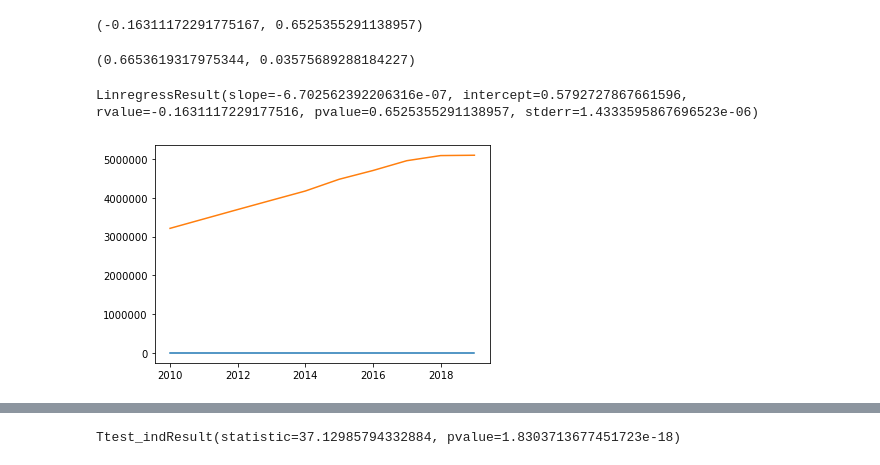
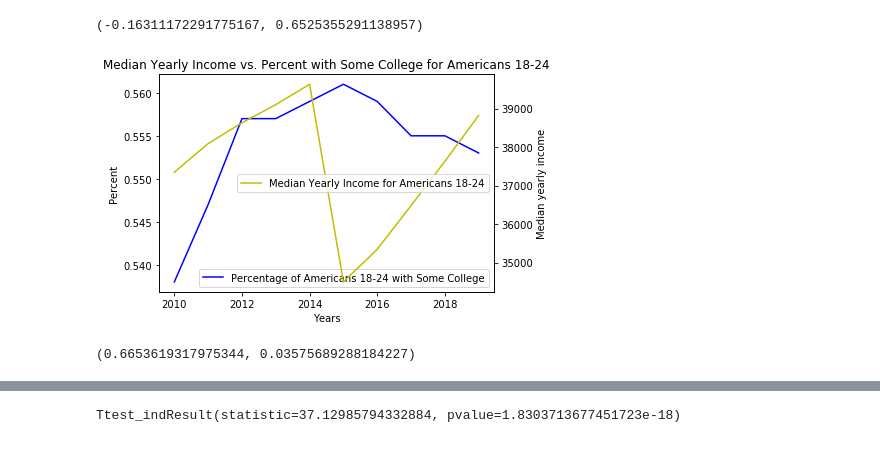
Before and after one commit to swinter00/si330_final, a Jupyter notebook: final.ipynb, the cells around one changed output, grey strips where cells are left out. Drawn from its saved outputs; the diff is of its cells as text; code cells hidden in the pictures.

```diff
--- a/final.ipynb
+++ b/final.ipynb
@@ -152,6 +283,25 @@ stats.pearsonr(median_yearly, college_poverty_rate)
 stats.pearsonr(median_yearly, college_1824)
 # %% [output]
 (-0.16311172291775167, 0.6525355291138957)
+# %%
+fig, ax = plt.subplots()
+plt.title('Median Yearly Income vs. Percent with Some College for Americans 18-24')
+
+# Set up first axis for percentage of Americans 18-24 with at least some college
+ax.set_xlabel('Years')
+ax.set_ylabel('Percent')
+plt.plot(college_1824, 'b', label='Percentage of Americans 18-24 with Some College')
+plt.legend()
+ax.tick_params('y', colors='k')
+
+# Get second axis for median yearly income
+ax2 = ax.twinx()
+plt.plot(median_yearly, 'y', label='Median Yearly Income for Americans 18-24')
+plt.legend()
+ax2.set_ylabel('Median yearly income')
+ax.tick_params('y', colors='k')
+# %% [output]
+[figure, added]
 # %%
 # Correlation between percentage of Americans 18-24 with some college and colume of AP exams administered
 stats.pearsonr(college_1824, volume_data[1:])
@@ -164,12 +309,0 @@ def get_regression_line(series1, series2):
-# %%
-get_regression_line(median_yearly, college_1824)
-# %% [output]
-LinregressResult(slope=-6.702562392206316e-07, intercept=0.5792727867661596, rvalue=-0.1631117229177516, pvalue=0.6525355291138957, stderr=1.4333595867696523e-06)
-# %%
-import matplotlib.pyplot as plt
-# Plot line of college and volume data, adjust y values for both
-plt.plot(college_1824)
-plt.plot(volume_data[:-1])
-plt.show()
-# %% [output]
-[figure, removed]
```
Also changed, not shown: parts of 20 cells of this notebook.
